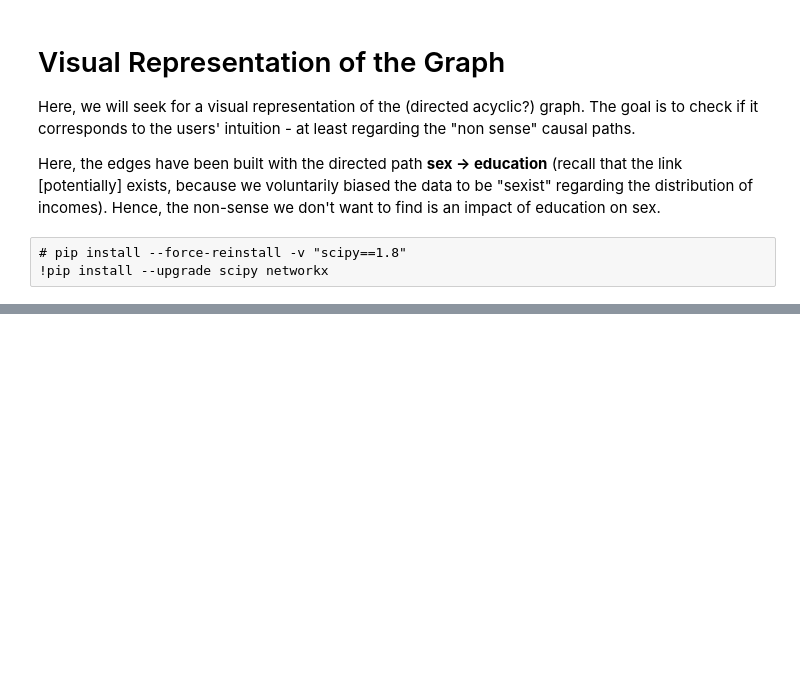
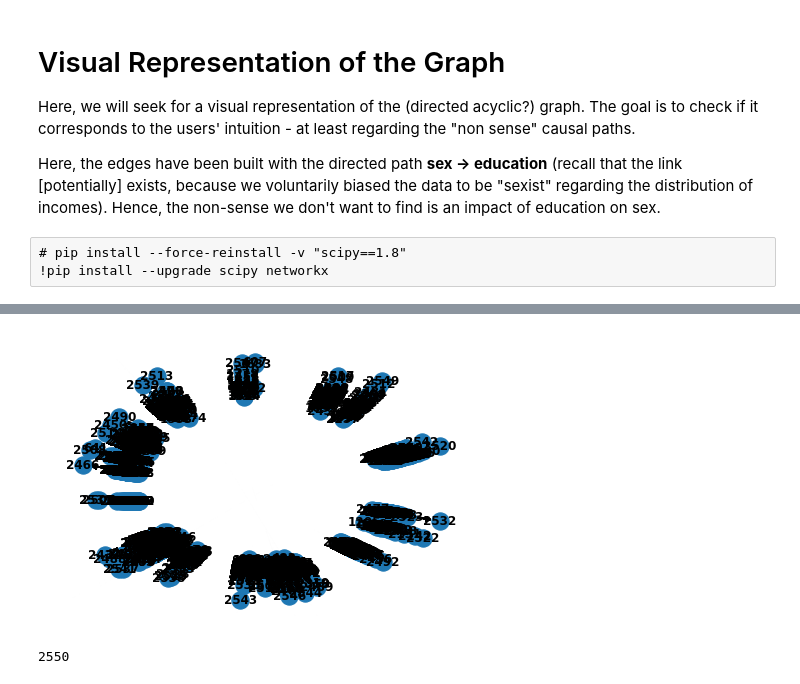
Before and after one commit to ThomasSouverain/classif_basic, a Jupyter notebook: notebooks/data_census_graph_tests.ipynb, the cells around one changed output, grey strips where cells are left out. Drawn from its saved outputs; the diff is of its cells as text; code cells hidden in the pictures; blank space fills up the shorter version.

Commit message:
wip: visualisation of graphs, to be causally connected (IIT?)

```diff
--- a/notebooks/data_census_graph_tests.ipynb
+++ b/notebooks/data_census_graph_tests.ipynb
@@ -153,17 +216,17 @@ Income (Y = income > $50 000)
 # second edge joins "sex" -> "education"
 
 edges_train = add_new_edge(data=X_train, previous_edge=None, list_col_names=["occupation", "hours-per-week"])
-edges_train = add_new_edge(data=X_train, previous_edge=edges_train, list_col_names=["sex","education"])
+#edges_train = add_new_edge(data=X_train, previous_edge=edges_train, list_col_names=["sex","education"])
 
 edges_valid = add_new_edge(data=X_valid, previous_edge=None, list_col_names=["occupation", "hours-per-week"])
-edges_valid = add_new_edge(data=X_valid, previous_edge=edges_valid, list_col_names=["sex","education"])
+#edges_valid = add_new_edge(data=X_valid, previous_edge=edges_valid, list_col_names=["sex","education"])
 
 edges_test = add_new_edge(data=X_test, previous_edge=None, list_col_names=["occupation", "hours-per-week"])
-edges_test = add_new_edge(data=X_test, previous_edge=edges_test, list_col_names=["sex","education"])
+#edges_test = add_new_edge(data=X_test, previous_edge=edges_test, list_col_names=["sex","education"])
 
 # specify the feature(s) used to connect the clients in couples, i.e. to build the edge of the data graph
 
-list_col_names = ["occupation", "hours-per-week", "sex","education"]
+list_col_names = ["occupation", "hours-per-week"]#, "sex","education"]
 
 data_train = table_to_graph(X=X_train, Y=Y_train, list_col_names=list_col_names, edges=edges_train)
 data_valid = table_to_graph(X=X_valid, Y=Y_valid, list_col_names=list_col_names, edges=edges_valid)
@@ -289,15 +365,3 @@ import networkx as nx
 
 from torch_geometric.utils import to_networkx
 import matplotlib.pyplot as plt
-# %%
-# compute edge by hands: create our own edge combination, to predict the income - with directed paths
-# first edge joins "occupation" -> "hours-per-week"
-# second edge joins "sex" -> "education"
-#edges_valid = add_new_edge(data=X_valid, previous_edge=None, list_col_names=["occupation", "hours-per-week"])
-edges_valid = add_new_edge(data=X_valid, previous_edge=None, list_col_names=["sex","education"])
-
-# specify the feature(s) used to connect the clients in couples, i.e. to build the edge of the data graph
-
-list_col_names = ["occupation", "hours-per-week", "sex","education"]
-
-data_valid = table_to_graph(X=X_valid, Y=Y_valid, list_col_names=list_col_names, edges=edges_valid)
@@ -620,0 +377,13 @@ top_models
+# %%
+list_col_names = ["occupation", "hours-per-week"]#, "sex","education"]
+
+data_job_valid = table_to_graph(X=X_valid, Y=Y_valid, list_col_names=list_col_names, edges=edges_valid)
+
+network_job_valid = to_networkx(data=data_job_valid)
+nx.draw(network_job_valid, with_labels=True, font_weight='bold')
+# %% [output]
+[figure, added]
+# %%
+data_valid.x.shape[0]
+# %% [output]
+2550
```
Also changed, not shown: parts of 74 cells of this notebook.
